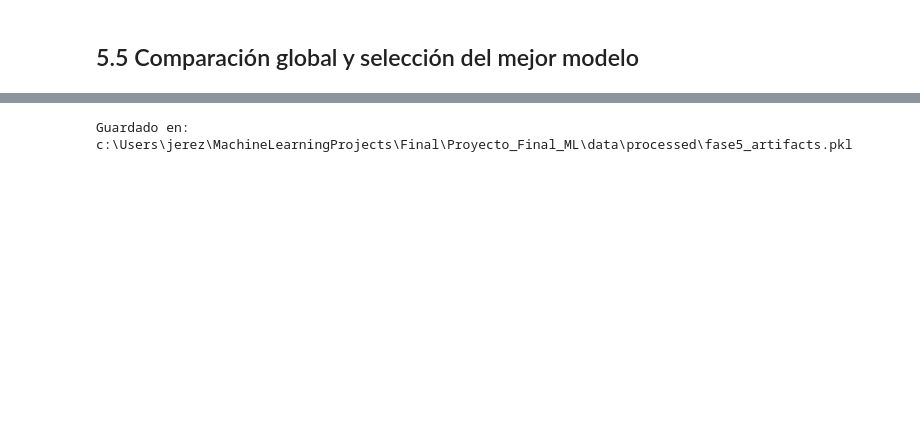
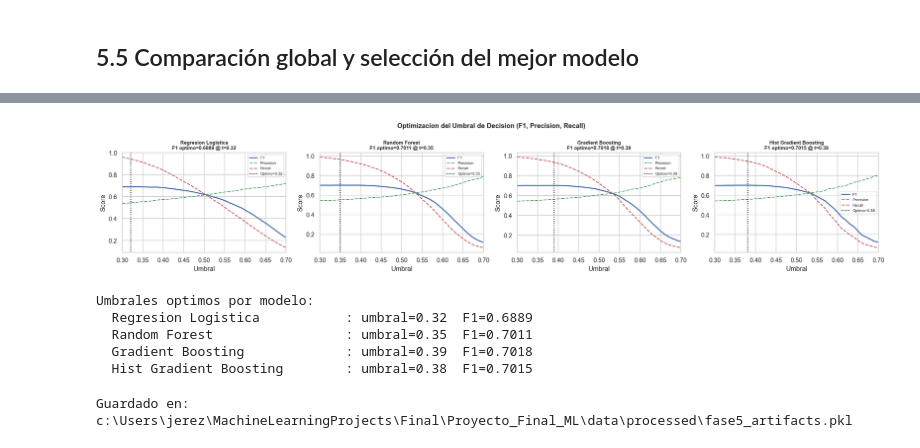
Before and after one commit to Martin0506/Proyecto_Final_ML, a Jupyter notebook: notebooks/Fase 5-Evaluacion.ipynb, the cells around one changed output, grey strips where cells are left out. Saved outputs shown, nothing was run; the diff lists cells and outputs as text; code cells hidden in the pictures; blank space fills up the shorter version.

Commit message:
Mejora de metricas

```diff
--- a/notebooks/Fase 5-Evaluacion.ipynb
+++ b/notebooks/Fase 5-Evaluacion.ipynb
@@ -211,3 +224,51 @@ plt.show()
+# %%
+import numpy as np
+from sklearn.metrics import f1_score, precision_score, recall_score
+
+umbral_results = {}
+thresholds     = np.arange(0.30, 0.71, 0.01)
+
+fig, axes = plt.subplots(1, len(trained_models), figsize=(5 * len(trained_models), 4))
+if len(trained_models) == 1:
+    axes = [axes]
+
+for ax, (name, model) in zip(axes, trained_models.items()):
+    proba = model.predict_proba(X_test_proc)[:, 1]
+
+    f1s, precs, recs = [], [], []
+    for t in thresholds:
+        preds = (proba >= t).astype(int)
+        f1s.append(f1_score(y_test, preds, zero_division=0))
+        precs.append(precision_score(y_test, preds, zero_division=0))
+        recs.append(recall_score(y_test, preds, zero_division=0))
+
+    best_t = thresholds[np.argmax(f1s)]
+    best_f1 = max(f1s)
+    umbral_results[name] = {'umbral_optimo': best_t, 'F1_optimo': best_f1}
+
+    ax.plot(thresholds, f1s,   label='F1',        color='#4C72B0', lw=2)
+    ax.plot(thresholds, precs, label='Precision',  color='#55A868', lw=1.5, linestyle='--')
+    ax.plot(thresholds, recs,  label='Recall',     color='#C44E52', lw=1.5, linestyle='--')
+    ax.axvline(best_t, color='black', linestyle=':', lw=1.5, label=f'Optimo={best_t:.2f}')
+    ax.set_title(f'{name}\nF1 optimo={best_f1:.4f} @ t={best_t:.2f}', fontsize=9, fontweight='bold')
+    ax.set_xlabel('Umbral'); ax.set_ylabel('Score')
+    ax.legend(fontsize=7); ax.set_xlim(0.30, 0.70)
+
+plt.suptitle('Optimizacion del Umbral de Decision (F1, Precision, Recall)', fontsize=12, fontweight='bold')
+plt.tight_layout()
+plt.savefig(f'{FIGURES_DIR}/threshold_optimization.png', bbox_inches='tight')
+plt.show()
+
+print('\nUmbrales optimos por modelo:')
+for name, res in umbral_results.items():
+    print(f'  {name:30}: umbral={res["umbral_optimo"]:.2f}  F1={res["F1_optimo"]:.4f}')
+# %% [output]
+[figure, added]
+Umbrales optimos por modelo:
+  Regresion Logistica           : umbral=0.32  F1=0.6889
+  Random Forest                 : umbral=0.35  F1=0.7011
+  Gradient Boosting             : umbral=0.39  F1=0.7018
+  Hist Gradient Boosting        : umbral=0.38  F1=0.7015
 # %%
 with open(PROJECT_ROOT / 'data' / 'processed' / 'fase5_artifacts.pkl', 'wb') as f:
     pickle.dump({
```
Also changed, not shown: parts of 11 cells of this notebook, 19 other files.
